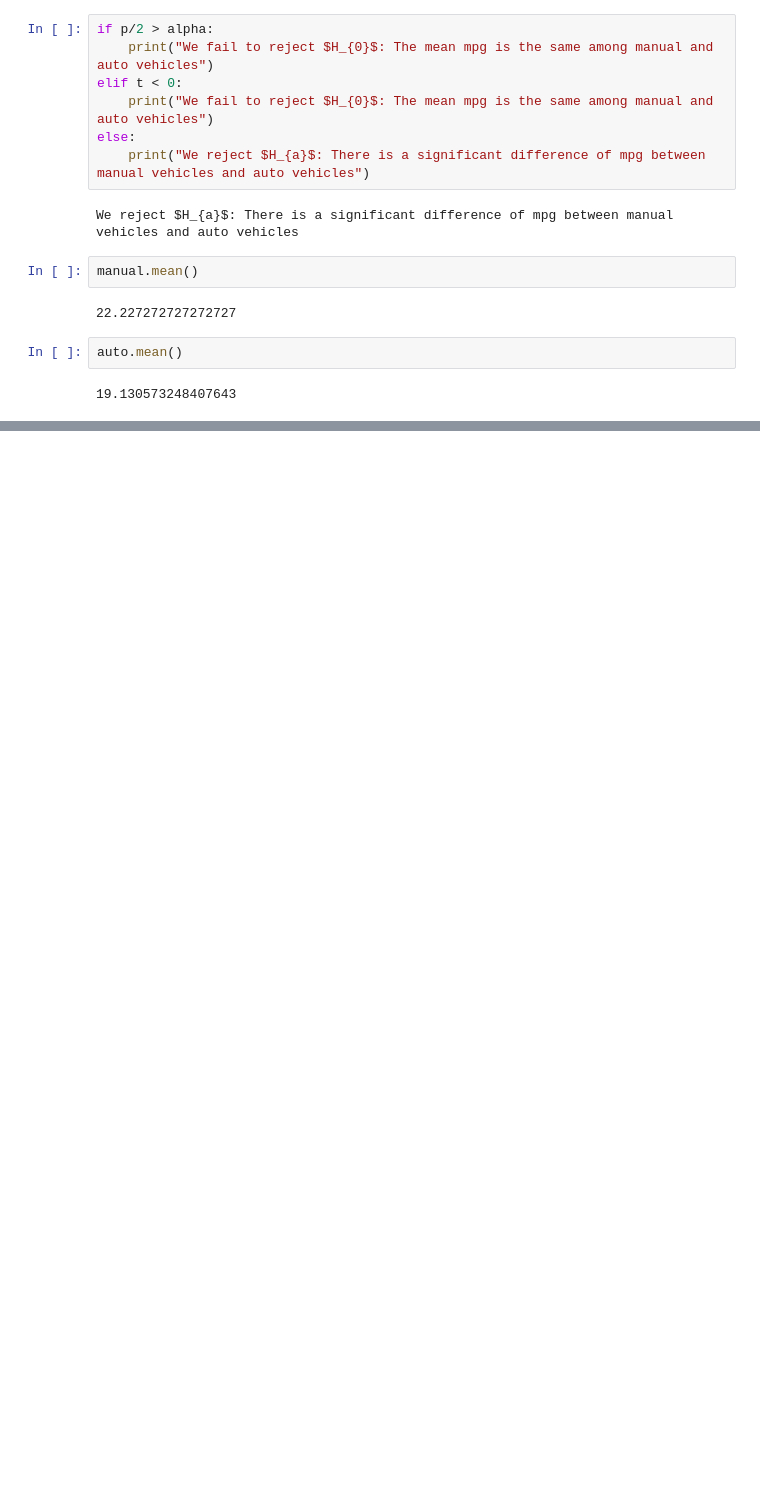
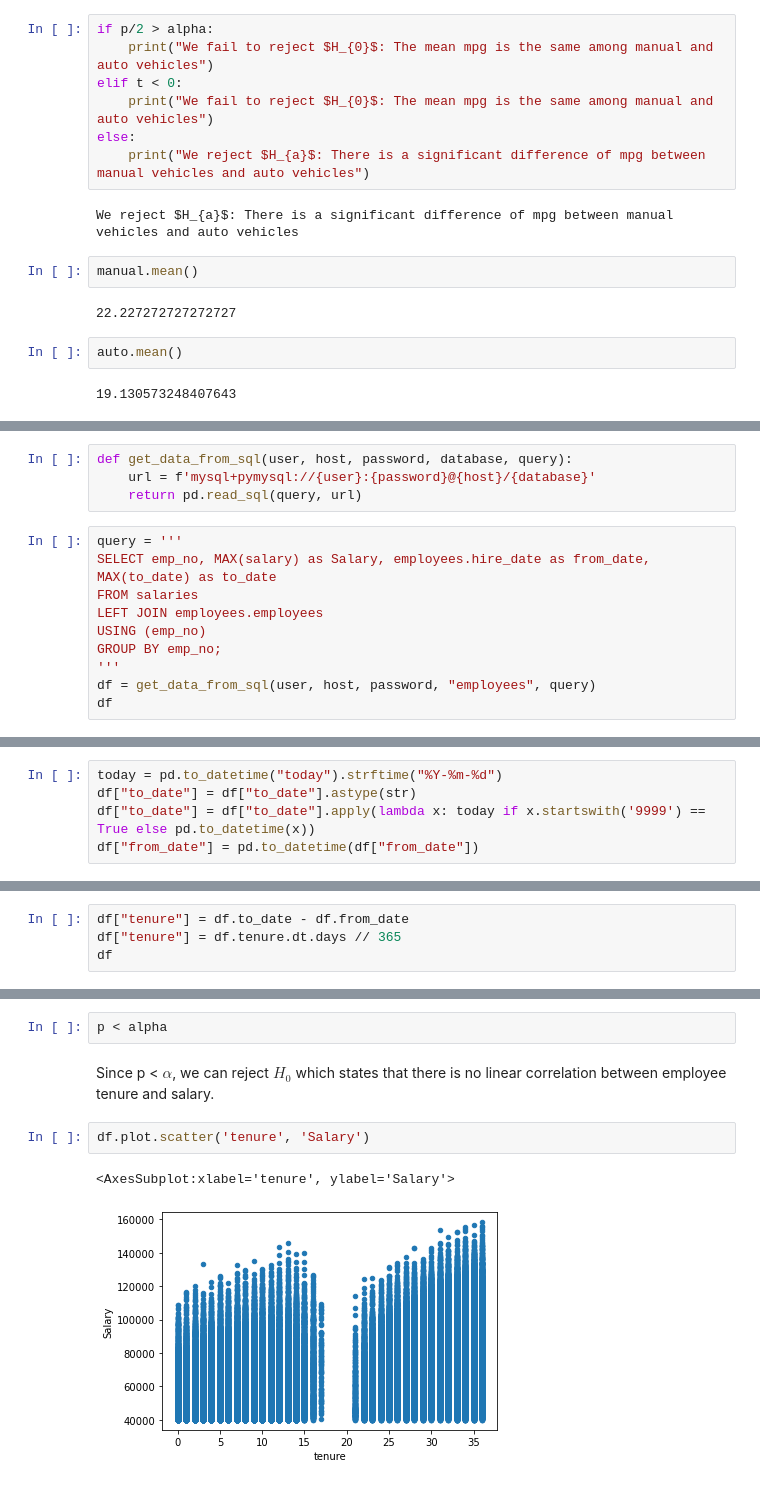
Before and after one commit to Jason-Tellez/statistics-exercises, a Jupyter notebook: hypothesis_testing.ipynb, the cells around one changed output, grey strips where cells are left out. Drawn from its saved outputs; the diff is of its cells as text; blank space fills up the shorter version.

Commit message:
Correlation exercises

```diff
--- a/hypothesis_testing.ipynb
+++ b/hypothesis_testing.ipynb
@@ -385,0 +470,14 @@ auto.mean()
+# %%
+def get_data_from_sql(user, host, password, database, query):
+    url = f'mysql+pymysql://{user}:{password}@{host}/{database}'
+    return pd.read_sql(query, url)
+# %%
+query = '''
+SELECT emp_no, MAX(salary) as Salary, employees.hire_date as from_date, MAX(to_date) as to_date
+FROM salaries
+LEFT JOIN employees.employees
+USING (emp_no)
+GROUP BY emp_no;
+'''
+df = get_data_from_sql(user, host, password, "employees", query)
+df
@@ -385,0 +498,5 @@ auto.mean()
+# %%
+today = pd.to_datetime("today").strftime("%Y-%m-%d")
+df["to_date"] = df["to_date"].astype(str)
+df["to_date"] = df["to_date"].apply(lambda x: today if x.startswith('9999') == True else pd.to_datetime(x))
+df["from_date"] = pd.to_datetime(df["from_date"])
@@ -385,0 +518,4 @@ auto.mean()
+# %%
+df["tenure"] = df.to_date - df.from_date
+df["tenure"] = df.tenure.dt.days // 365
+df
@@ -385,0 +543,9 @@ auto.mean()
+# %%
+p < alpha
+# %% [markdown]
+Since p < $\alpha$, we can reject $H_{0}$ which states that there is no linear correlation between employee tenure and salary.
+# %%
+df.plot.scatter('tenure', 'Salary')
+# %% [output]
+<AxesSubplot:xlabel='tenure', ylabel='Salary'>
+[figure, added]
```
Also changed, not shown: parts of 45 cells of this notebook.
